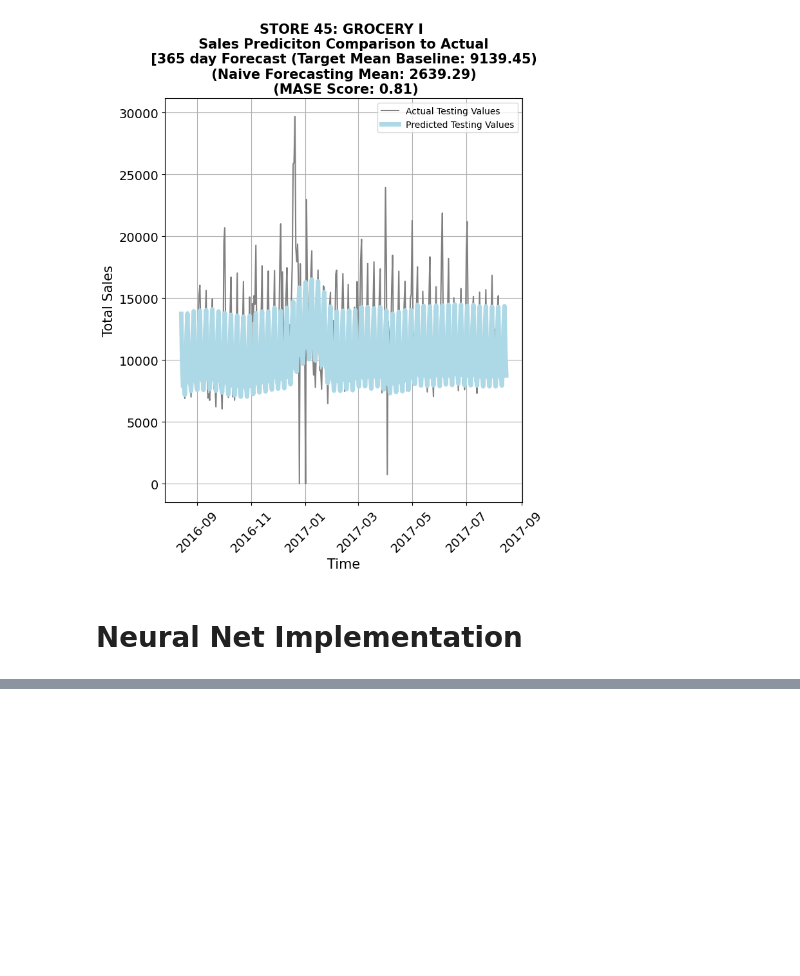
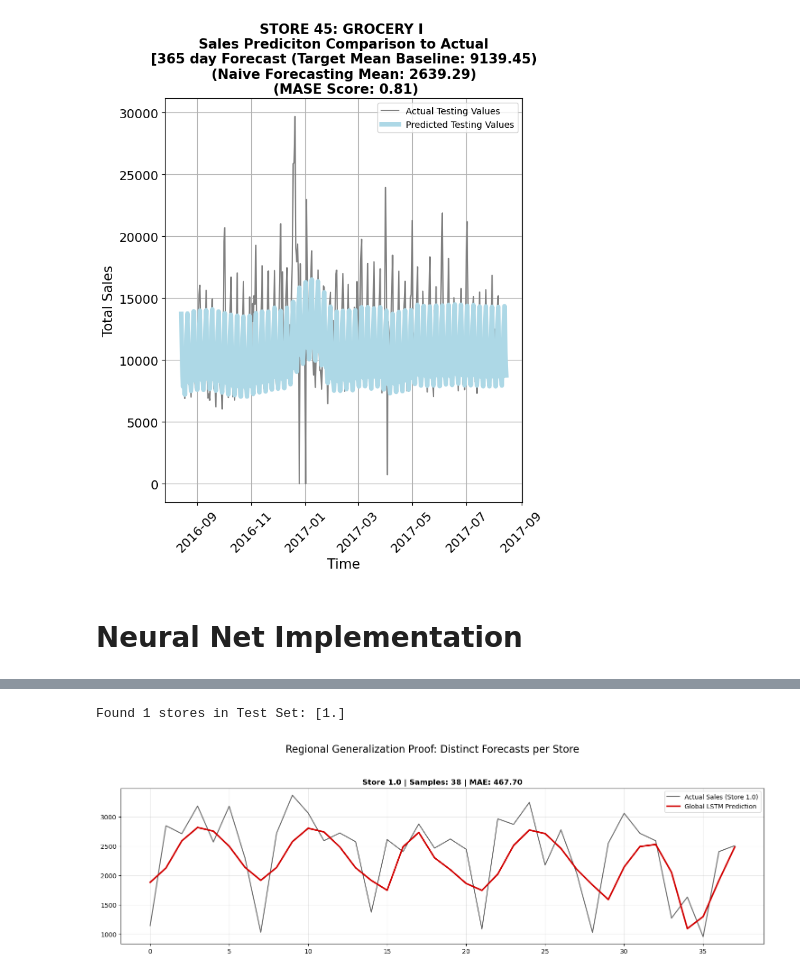
Before and after one commit to chriskuz/favorita_nn_scaling, a Jupyter notebook: src/project_notebook.ipynb, the cells around one changed output, grey strips where cells are left out. Cells and saved outputs as stored; diff of their text form; code cells hidden in the pictures; blank space fills up the shorter version.

```diff
--- a/src/project_notebook.ipynb
+++ b/src/project_notebook.ipynb
@@ -1156,3 +1156,5 @@ See the caveats in the documentation: https://pandas.pydata.org/pandas-docs/stab
 [figure]
 # %% [markdown]
 # Neural Net Implementation
+# %%
+new_base_df = data_processing_pipeline.run_base_df()
@@ -1158,0 +1322,54 @@ See the caveats in the documentation: https://pandas.pydata.org/pandas-docs/stab
+# %%
+# --- ROBUST VISUALIZATION: Dynamic Slicing ---
+
+plt.figure(figsize=(15, 12))
+
+# 1. Get the list of stores actually present in the test set
+unique_test_stores = X_test['store_nbr'].unique()
+print(f"Found {len(unique_test_stores)} stores in Test Set: {unique_test_stores}")
+
+# 2. Initialize a pointer to track where we are in the 'preds_real' array
+current_idx = 0
+
+# 3. Iterate through each store
+for i, store_num in enumerate(unique_test_stores[:3]): # Limit to first 3
+
+    # A. Calculate exactly how many predictions this store contributed
+    # We query the original X_test to see how many rows this store had
+    store_rows = len(X_test[X_test['store_nbr'] == store_num])
+
+    # The LSTM consumed (Rows - LOOKBACK) samples
+    # If a store had fewer rows than lookback, it contributed 0 predictions
+    n_preds = max(0, store_rows - LOOKBACK)
+
+    if n_preds == 0:
+        print(f"Skipping Store {store_num} (Not enough data points)")
+        continue
+
+    # B. Slice the predictions/actuals using the pointer
+    # Start: current_idx
+    # End: current_idx + n_preds
+    store_preds = preds_real[current_idx : current_idx + n_preds]
+    store_actuals = actuals_real[current_idx : current_idx + n_preds]
+
+    # C. Plot
+    plt.subplot(3, 1, i+1)
+    plt.plot(store_actuals, label=f"Actual Sales (Store {store_num})", color='black', alpha=0.6)
+    plt.plot(store_preds, label="Global LSTM Prediction", color='#D10000', linewidth=2.5)
+
+    # Metrics for Title
+    mae_store = np.mean(np.abs(store_actuals - store_preds))
+    plt.title(f"Store {store_num} | Samples: {n_preds} | MAE: {mae_store:.2f}", fontweight='bold')
+    plt.legend(loc="upper right")
+    plt.grid(True, alpha=0.3)
+
+    # D. Update the pointer for the next iteration
+    current_idx += n_preds
+
+plt.suptitle("Regional Generalization Proof: Distinct Forecasts per Store", fontsize=16, y=1.02)
+plt.tight_layout()
+plt.savefig("../new_images/lstm_robust_breakout.png", dpi=300, bbox_inches='tight')
+plt.show()
+# %% [output]
+Found 1 stores in Test Set: [1.]
+[figure, added]
```
Also changed, not shown: parts of 6 cells of this notebook, 2 other files.
